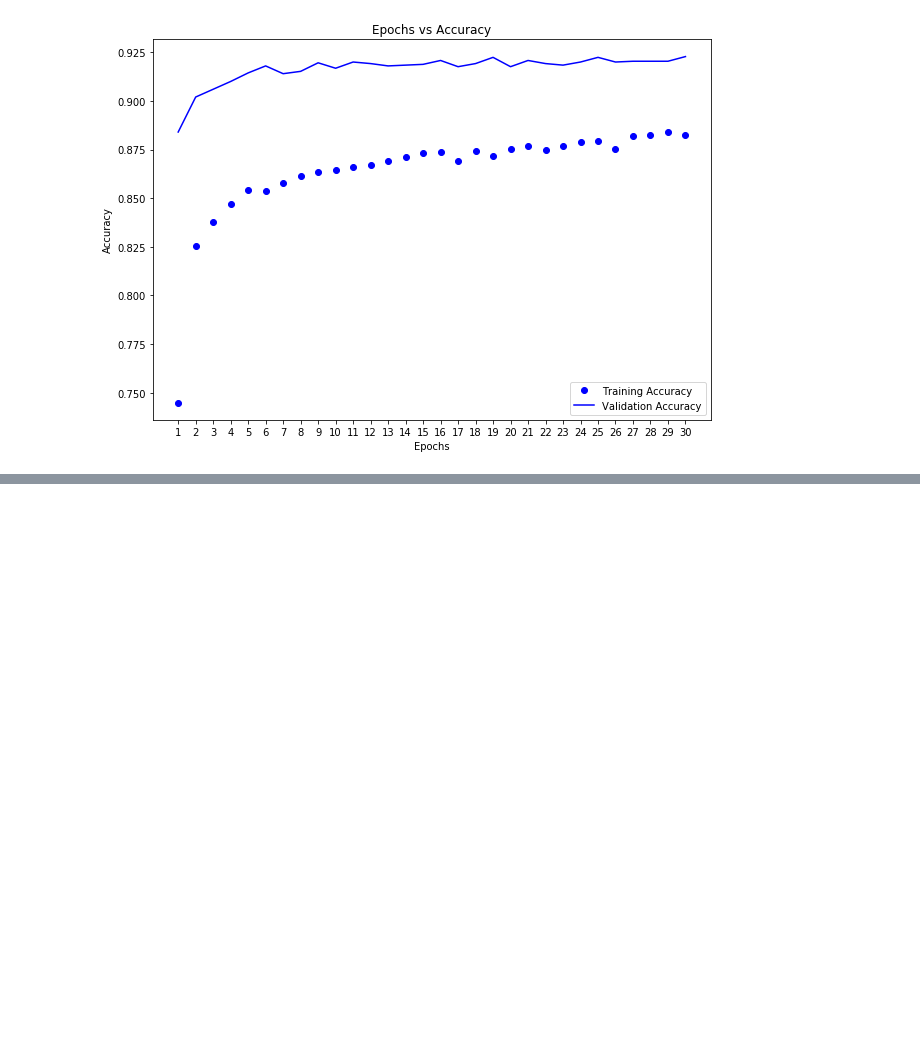
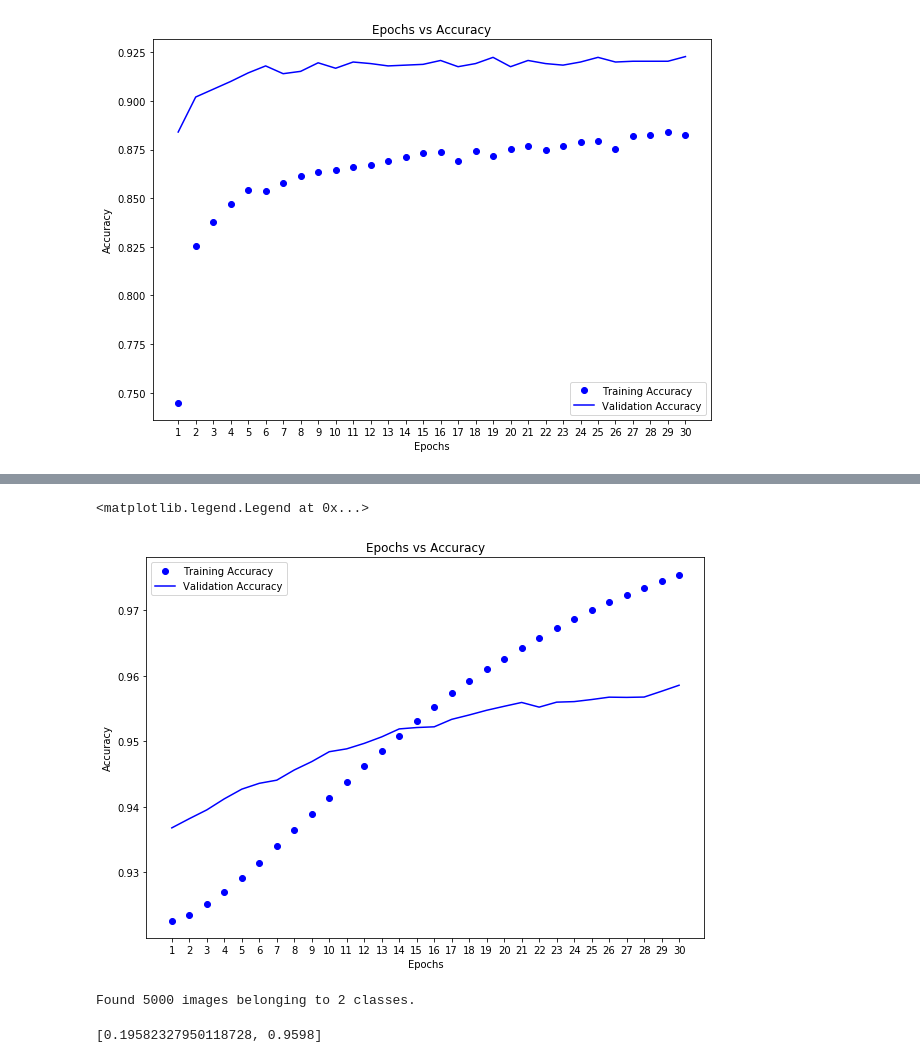
Before and after one commit to jobini/chollet_keras, a Jupyter notebook: convnets_pretrained.ipynb, the cells around one changed output, grey strips where cells are left out. Saved outputs shown, nothing was run; the diff lists cells and outputs as text; code cells hidden in the pictures; blank space fills up the shorter version.

```diff
--- a/convnets_pretrained.ipynb
+++ b/convnets_pretrained.ipynb
@@ -281,0 +422,27 @@ plt.legend()
+# %%
+acc = smooth_curve(history.history["accuracy"])
+val_acc = smooth_curve(history.history["val_accuracy"])
+epochs = range(1,len(history.history["accuracy"])+1)
+
+plt.figure(figsize=(10,7))
+plt.xlabel("Epochs")
+plt.ylabel("Accuracy")
+plt.title("Epochs vs Accuracy")
+plt.xticks(np.arange(min(epochs),max(epochs)+1,1))
+plt.plot(epochs,acc,"bo",label="Training Accuracy")
+plt.plot(epochs,val_acc,"b",label="Validation Accuracy")
+plt.legend()
+# %% [output]
+<matplotlib.legend.Legend at 0x...>
+[figure, added]
+# %%
+test_generator = testgen.flow_from_directory(test_dir,
+                                             target_size=(150,150),
+                                             batch_size=32,
+                                             class_mode="binary")
+# %% [output]
+Found 5000 images belonging to 2 classes.
+# %%
+model.evaluate_generator(test_generator)
+# %% [output]
+[0.19582327950118728, 0.9598]
```
Also changed, not shown: parts of 10 cells of this notebook, 1 other file.
